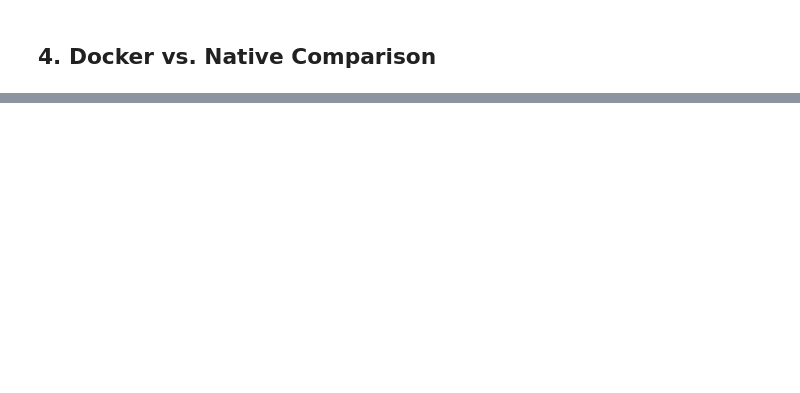
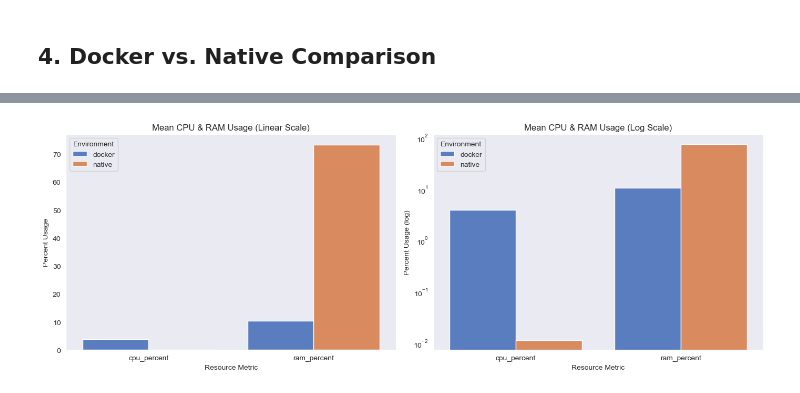
Before and after one commit to LucaBreh/HybridKEX, a Jupyter notebook: analytics/notebooks/03_analysis_and_visualization.ipynb, the cells around one changed output, grey strips where cells are left out. Drawn from its saved outputs; the diff is of its cells as text; code cells hidden in the pictures; blank space fills up the shorter version.

```diff
--- a/analytics/notebooks/03_analysis_and_visualization.ipynb
+++ b/analytics/notebooks/03_analysis_and_visualization.ipynb
@@ -245,0 +263,10 @@ plt.show()
+# %%
+# Group only by setup and compute median for CPU and RAM
+resource_stats_summary = (
+    df_exp1_client
+    .groupby("setup")[["cpu_percent", "ram_percent"]]
+    .mean()
+    .reset_index()
+    .melt(id_vars="setup", var_name="resource", value_name="percent")
+)
+resource_stats_summary
@@ -245,0 +279,24 @@ plt.show()
+# %%
+fig, axes = plt.subplots(1, 2, figsize=(14, 5), sharey=False)
+
+# Plot 1: Linear scale
+sns.barplot(data=resource_stats_summary, x="resource", y="percent", hue="setup", palette="muted", ax=axes[0])
+axes[0].set_title("Mean CPU & RAM Usage (Linear Scale)")
+axes[0].set_xlabel("Resource Metric")
+axes[0].set_ylabel("Percent Usage")
+axes[0].legend(title="Environment")
+axes[0].grid(axis="y")
+
+# Plot 2: Log scale
+sns.barplot(data=resource_stats_summary, x="resource", y="percent", hue="setup", palette="muted", ax=axes[1])
+axes[1].set_title("Mean CPU & RAM Usage (Log Scale)")
+axes[1].set_xlabel("Resource Metric")
+axes[1].set_ylabel("Percent Usage (log)")
+axes[1].set_yscale("log")
+axes[1].legend(title="Environment")
+axes[1].grid(axis="y")
+
+plt.tight_layout()
+plt.show()
+# %% [output]
+[figure, added]
```
Also changed, not shown: parts of 13 cells of this notebook, 4 other files.
